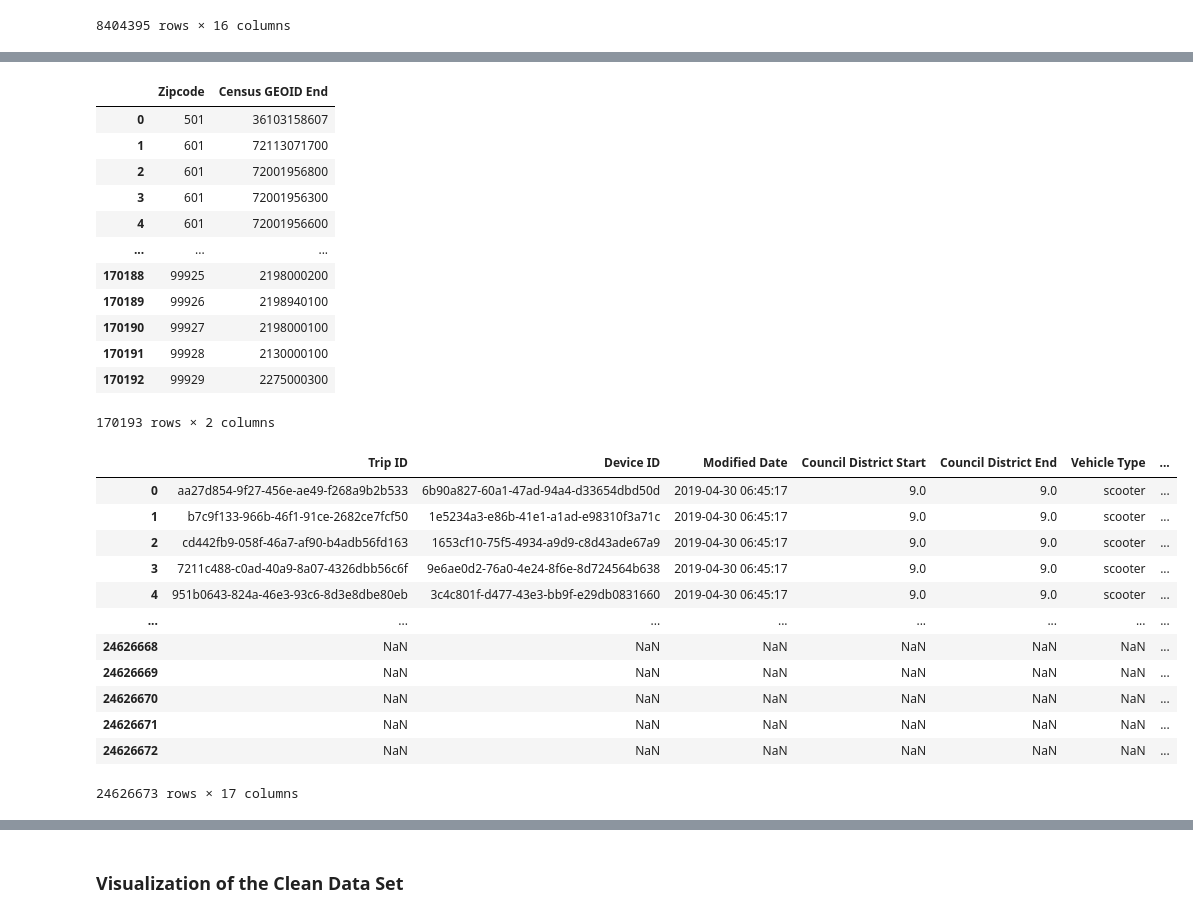
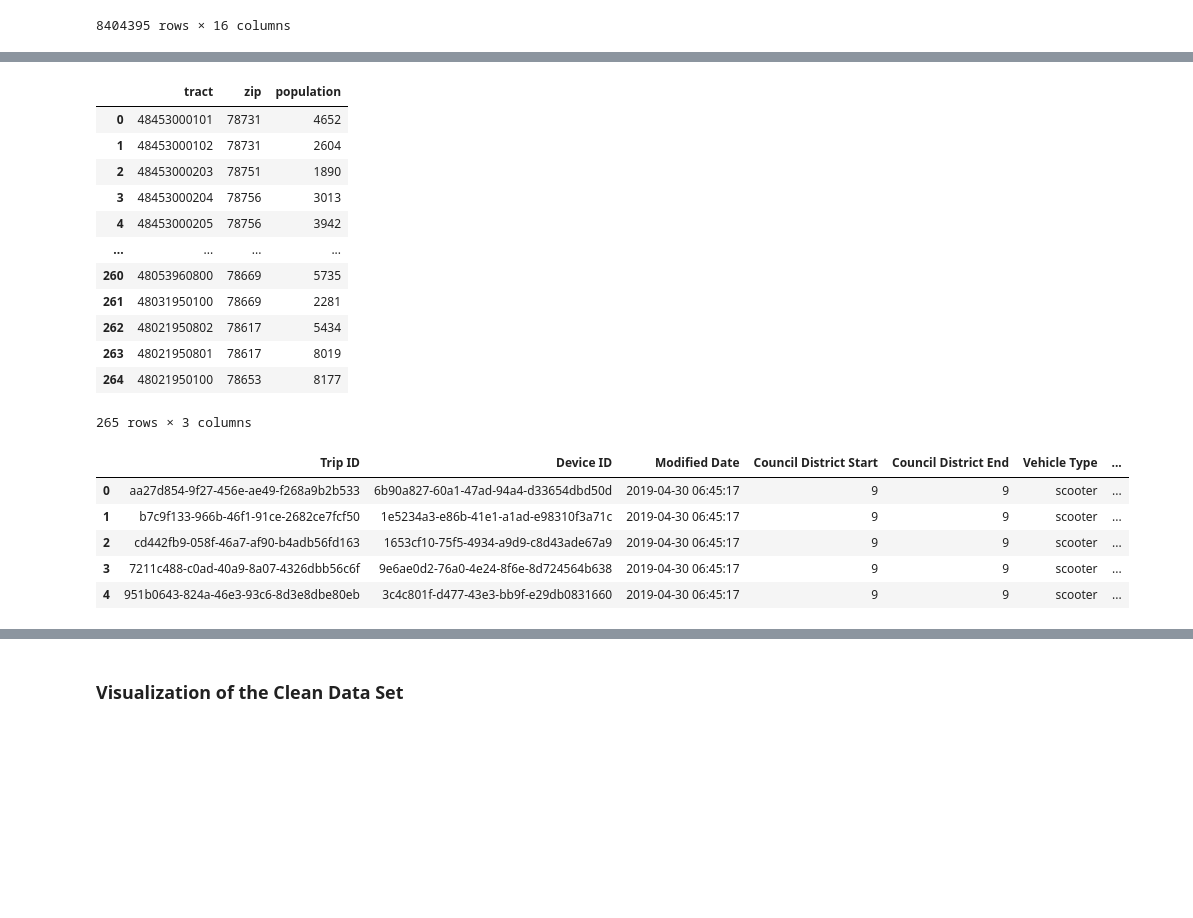
Before and after one commit to sheetalbongale/Scooters-In-Austin-Data-Analysis, a Jupyter notebook: notebooks/shared_mobility_AODP/shared_mobility_data_wrangling.ipynb, the cells around one changed output, grey strips where cells are left out. Cells and saved outputs as stored; diff of their text form; code cells hidden in the pictures; blank space fills up the shorter version.

```diff
--- a/notebooks/shared_mobility_AODP/shared_mobility_data_wrangling.ipynb
+++ b/notebooks/shared_mobility_AODP/shared_mobility_data_wrangling.ipynb
@@ -247,8 +123,7 @@ clean_df.to_csv(output_data_file)
 # %% [markdown]
 ### Data Merging
 # %%
-csvpath1 = os.path.join("/Users/sheetalbongale/Scooters_In_Austin_Data_Analysis/resources/zip_tract_092019.csv")
-csvpath2 = os.path.join("/Users/sheetalbongale/Scooters_In_Austin_Data_Analysis/resources/shared_mobility_data.csv")
+# Load the Census Tract-Zip conversion CSV File
+csvpath1 = os.path.join("/Users/sheetalbongale/Scooters_In_Austin_Data_Analysis/resources/tract_to_zip.csv")
 zip_data_start = pd.read_csv(csvpath1)
 zip_data_end = pd.read_csv(csvpath1)
-clean_df = pd.read_csv(csvpath2, low_memory=False)
@@ -284,8 +150,8 @@ clean_df
 | 8404394 | ea8f890f-8d3d-4954-aab5-439f60d79da1 | 897cf921-4c5e-40a1-a751-857ace6c2450 | 2020-01-09 23:30:10 | 9 | 9 | scooter | ... |
 8404395 rows × 16 columns
 # %%
-#column3 = zip_data['tract']
-#zip_data['Census GEOID End'] = column3
-zip_data_start.rename(columns={'zip': 'Zipcode', 'tract': 'Census GEOID Start'}, inplace=True)
+#zip_data_start.rename(columns={'zip': 'Zipcode', 'tract': 'Census GEOID Start'}, inplace=True)
+zip_data_start = zip_data_start.dropna()
+zip_data_end = zip_data_end.dropna()
 zip_data_start
 # %% [output]
@@ -305,38 +171,28 @@ zip_data_start
-# %%
-zip_data_end.rename(columns={'zip': 'Zipcode', 'tract': 'Census GEOID End'}, inplace=True)
-zip_data_end
-# %% [output]
-|  | Zipcode | Census GEOID End |
-| 0 | 501 | 36103158607 |
-| 1 | 601 | 72113071700 |
-| 2 | 601 | 72001956800 |
-| 3 | 601 | 72001956300 |
-| 4 | 601 | 72001956600 |
-| ... | ... | ... |
-| 170188 | 99925 | 2198000200 |
-| 170189 | 99926 | 2198940100 |
-| 170190 | 99927 | 2198000100 |
-| 170191 | 99928 | 2130000100 |
-| 170192 | 99929 | 2275000300 |
-170193 rows × 2 columns
-# %%
-zip_data_start[["Zipcode", "Census GEOID Start"]] = zip_data_start[["Zipcode", "Census GEOID Start"]].astype(int).astype(str)
-zip_data_end[["Zipcode", "Census GEOID End"]] = zip_data_end[["Zipcode", "Census GEOID End"]].astype(int).astype(str)
+# %%
+zip_data_start = zip_data_start.astype(int).astype(str)
+zip_data_start
+# %% [output]
+|  | tract | zip | population |
+| 0 | 48453000101 | 78731 | 4652 |
+| 1 | 48453000102 | 78731 | 2604 |
+| 2 | 48453000203 | 78751 | 1890 |
+| 3 | 48453000204 | 78756 | 3013 |
+| 4 | 48453000205 | 78756 | 3942 |
+| ... | ... | ... | ... |
+| 260 | 48053960800 | 78669 | 5735 |
+| 261 | 48031950100 | 78669 | 2281 |
+| 262 | 48021950802 | 78617 | 5434 |
+| 263 | 48021950801 | 78617 | 8019 |
+| 264 | 48021950100 | 78653 | 8177 |
+265 rows × 3 columns
 # %%
-df_start = pd.merge(clean_df, zip_data_start, on= "Census GEOID Start", how ="right")
-df_start
+df_start = pd.merge(clean_df, zip_data_start, left_on="Census GEOID Start", right_on="tract")
+df_start.head()
 # %% [output]
 |  | Trip ID | Device ID | Modified Date | Council District Start | Council District End | Vehicle Type | ... |
-| 0 | aa27d854-9f27-456e-ae49-f268a9b2b533 | 6b90a827-60a1-47ad-94a4-d33654dbd50d | 2019-04-30 06:45:17 | 9.0 | 9.0 | scooter | ... |
-| 1 | b7c9f133-966b-46f1-91ce-2682ce7fcf50 | 1e5234a3-e86b-41e1-a1ad-e98310f3a71c | 2019-04-30 06:45:17 | 9.0 | 9.0 | scooter | ... |
-| 2 | cd442fb9-058f-46a7-af90-b4adb56fd163 | 1653cf10-75f5-4934-a9d9-c8d43ade67a9 | 2019-04-30 06:45:17 | 9.0 | 9.0 | scooter | ... |
-| 3 | 7211c488-c0ad-40a9-8a07-4326dbb56c6f | 9e6ae0d2-76a0-4e24-8f6e-8d724564b638 | 2019-04-30 06:45:17 | 9.0 | 9.0 | scooter | ... |
-| 4 | 951b0643-824a-46e3-93c6-8d3e8dbe80eb | 3c4c801f-d477-43e3-bb9f-e29db0831660 | 2019-04-30 06:45:17 | 9.0 | 9.0 | scooter | ... |
-| ... | ... | ... | ... | ... | ... | ... | ... |
-| 24626668 | NaN | NaN | NaN | NaN | NaN | NaN | ... |
-| 24626669 | NaN | NaN | NaN | NaN | NaN | NaN | ... |
-| 24626670 | NaN | NaN | NaN | NaN | NaN | NaN | ... |
-| 24626671 | NaN | NaN | NaN | NaN | NaN | NaN | ... |
-| 24626672 | NaN | NaN | NaN | NaN | NaN | NaN | ... |
+| 0 | aa27d854-9f27-456e-ae49-f268a9b2b533 | 6b90a827-60a1-47ad-94a4-d33654dbd50d | 2019-04-30 06:45:17 | 9 | 9 | scooter | ... |
+| 1 | b7c9f133-966b-46f1-91ce-2682ce7fcf50 | 1e5234a3-e86b-41e1-a1ad-e98310f3a71c | 2019-04-30 06:45:17 | 9 | 9 | scooter | ... |
+| 2 | cd442fb9-058f-46a7-af90-b4adb56fd163 | 1653cf10-75f5-4934-a9d9-c8d43ade67a9 | 2019-04-30 06:45:17 | 9 | 9 | scooter | ... |
+| 3 | 7211c488-c0ad-40a9-8a07-4326dbb56c6f | 9e6ae0d2-76a0-4e24-8f6e-8d724564b638 | 2019-04-30 06:45:17 | 9 | 9 | scooter | ... |
+| 4 | 951b0643-824a-46e3-93c6-8d3e8dbe80eb | 3c4c801f-d477-43e3-bb9f-e29db0831660 | 2019-04-30 06:45:17 | 9 | 9 | scooter | ... |
-24626673 rows × 17 columns
 # %%
```
Also changed, not shown: parts of 40 cells of this notebook, 3 other files.
